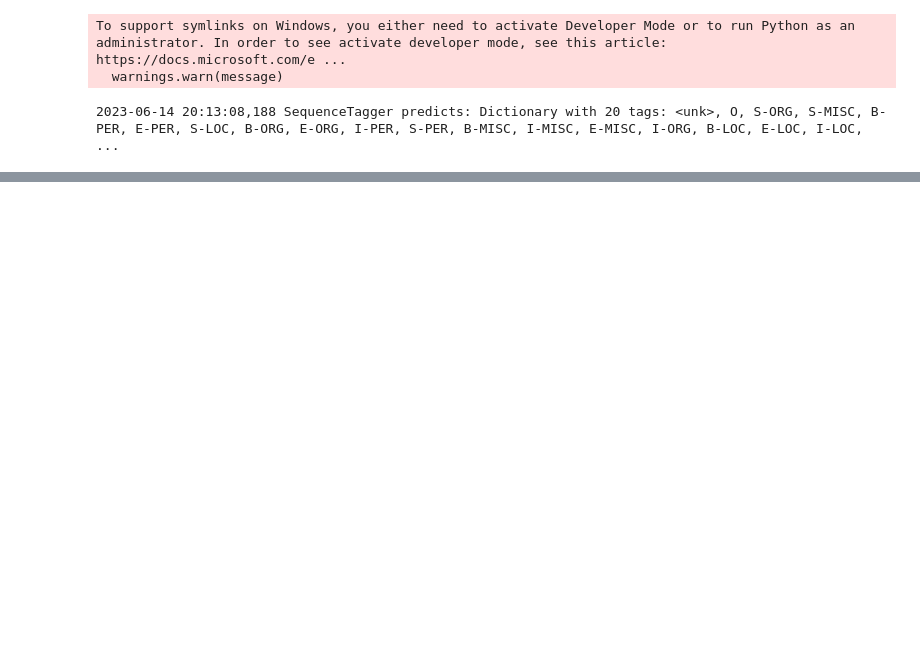
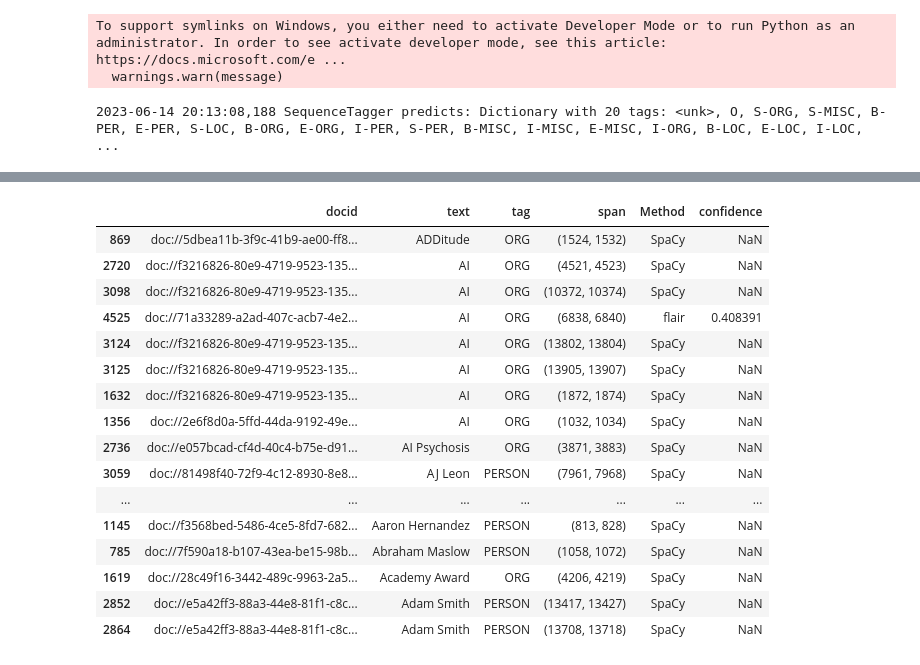
Before and after one commit to DecafSunrise/SuperNER, a Jupyter notebook: Test NER.ipynb, the cells around one changed output, grey strips where cells are left out. Saved outputs shown, nothing was run; the diff lists cells and outputs as text; code cells hidden in the pictures; blank space fills up the shorter version.

```diff
--- a/Test NER.ipynb
+++ b/Test NER.ipynb
@@ -20,0 +189,20 @@ df
+# %%
+df3[df3[['docid','text','span']].duplicated()==True].sort_values(by='text').head(25)
+# %% [output]
+|  | docid | text | tag | span | Method | confidence |
+| 869 | doc://5dbea11b-3f9c-41b9-ae00-ff8... | ADDitude | ORG | (1524, 1532) | SpaCy | NaN |
+| 2720 | doc://f3216826-80e9-4719-9523-135... | AI | ORG | (4521, 4523) | SpaCy | NaN |
+| 3098 | doc://f3216826-80e9-4719-9523-135... | AI | ORG | (10372, 10374) | SpaCy | NaN |
+| 4525 | doc://71a33289-a2ad-407c-acb7-4e2... | AI | ORG | (6838, 6840) | flair | 0.408391 |
+| 3124 | doc://f3216826-80e9-4719-9523-135... | AI | ORG | (13802, 13804) | SpaCy | NaN |
+| 3125 | doc://f3216826-80e9-4719-9523-135... | AI | ORG | (13905, 13907) | SpaCy | NaN |
+| 1632 | doc://f3216826-80e9-4719-9523-135... | AI | ORG | (1872, 1874) | SpaCy | NaN |
+| 1356 | doc://2e6f8d0a-5ffd-44da-9192-49e... | AI | ORG | (1032, 1034) | SpaCy | NaN |
+| 2736 | doc://e057bcad-cf4d-40c4-b75e-d91... | AI Psychosis | ORG | (3871, 3883) | SpaCy | NaN |
+| 3059 | doc://81498f40-72f9-4c12-8930-8e8... | AJ Leon | PERSON | (7961, 7968) | SpaCy | NaN |
+| ... | ... | ... | ... | ... | ... | ... |
+| 1145 | doc://f3568bed-5486-4ce5-8fd7-682... | Aaron Hernandez | PERSON | (813, 828) | SpaCy | NaN |
+| 785 | doc://7f590a18-b107-43ea-be15-98b... | Abraham Maslow | PERSON | (1058, 1072) | SpaCy | NaN |
+| 1619 | doc://28c49f16-3442-489c-9963-2a5... | Academy Award | ORG | (4206, 4219) | SpaCy | NaN |
+| 2852 | doc://e5a42ff3-88a3-44e8-81f1-c8c... | Adam Smith | PERSON | (13417, 13427) | SpaCy | NaN |
+| 2864 | doc://e5a42ff3-88a3-44e8-81f1-c8c... | Adam Smith | PERSON | (13708, 13718) | SpaCy | NaN |
```
Also changed, not shown: parts of 24 cells of this notebook, 2 other files.
